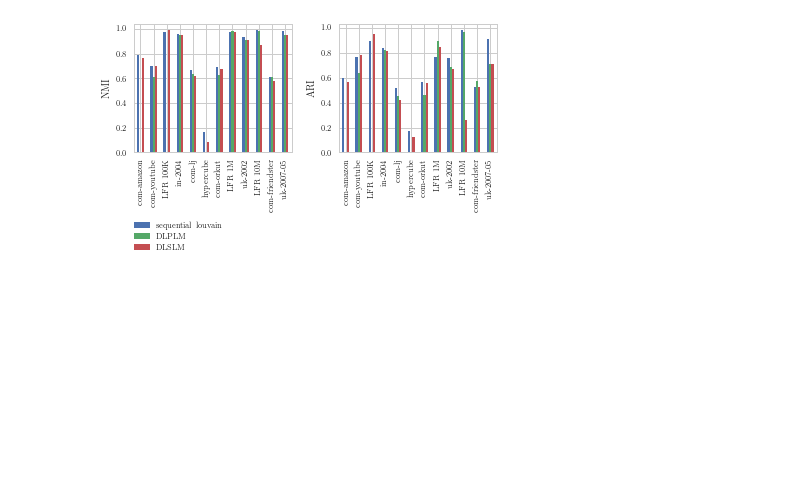
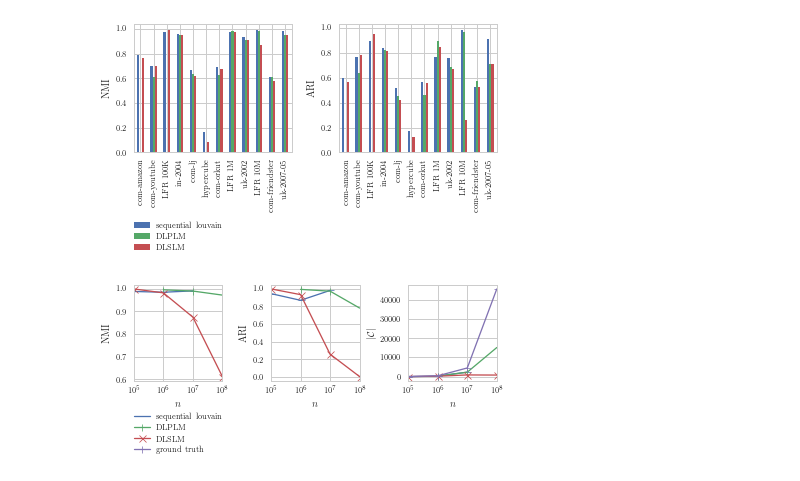
Before and after one commit to kit-algo/distributed_clustering_thrill, a Jupyter notebook: analysis/LFR Graph Size.ipynb, the cells around one changed output. Cells and saved outputs as stored; diff of their text form; code cells hidden in the pictures; blank space fills up the shorter version.

```diff
--- a/analysis/LFR Graph Size.ipynb
+++ b/analysis/LFR Graph Size.ipynb
@@ -156,19 +156,3 @@ path expanded to: /home/eagle/dev/ma/data/results/seq_louvain/clusterings/seq-11
 read communities from: /home/eagle/dev/ma/data/results/seq_louvain/clusterings/seq-11828495.part
 path expanded to: /home/eagle/dev/ma/data/results/seq_louvain/clusterings/seq-11855676.part
 read communities from: /home/eagle/dev/ma/data/results/seq_louvain/clusterings/seq-11855676.part
-# %%
-fig, axes = plt.subplots(1, 2, figsize=(textwidth_to_inch(1.1), textwidth_to_inch(0.4)));
-plt.subplots_adjust(wspace=0.5);
-
-pad = 5
-
-for (i, measure) in [(0, 'NMI'), (1, 'ARI')]:
-    frames['clustering'] \
-        .merge(frames['algorithm_run'], left_on='algorithm_run_id', right_index=True) \
-        .merge(frames['program_run'], left_on='program_run_id', right_index=True) \
-        .groupby(['node_count', 'algorithm'])[measure].mean().dropna().unstack()[['sequential louvain', 'DLPLM', 'DLSLM']].plot(logx=True, ylim=(0, 1), legend=False, ax=axes[i])
-    axes[i].set_ylabel(measure)
-    axes[i].set_xlabel("$n$")
-
-plt.legend(loc = 'lower left', bbox_to_anchor = (0.11,-0.25,1,1), bbox_transform = plt.gcf().transFigure)
-savefig("lfr_size")
@@ -248,3 +230,43 @@ plt.legend(loc = 'lower left', bbox_to_anchor = (0.11,-0.5,1,1), bbox_transform
 savefig("lfr_size_seq")
 # %% [output]
 [figure]
+# %%
+sns.set_context(rc={'lines.markeredgewidth': 0.75, 'lines.linewidth': 1.3, 'lines.markersize': 7})
+
+fig, axes = plt.subplots(1, 3, figsize=(textwidth_to_inch(1.1), textwidth_to_inch(0.3)));
+plt.subplots_adjust(wspace=0.55);
+
+pad = 5
+
+for (i, measure) in [(0, 'NMI'), (1, 'ARI'), (2, 'cluster_count')]:
+    sml = frames['clustering'] \
+        .merge(frames['algorithm_run'], left_on='algorithm_run_id', right_index=True) \
+        .merge(frames['program_run'], left_on='program_run_id', right_index=True) \
+        .loc[lambda x: x['graph'].str.contains('LFR')] \
+        .loc[lambda x: x['node_count'] < 200000000] \
+        .groupby(['node_count', 'algorithm'])[measure].mean().dropna().unstack()
+
+    sml['sequential louvain'].plot(logx=True, legend=False, ax=axes[i], marker='_')
+    sml['DLPLM'].plot(logx=True, legend=False, ax=axes[i], marker='|')
+    sml['DLSLM'].plot(logx=True, legend=False, ax=axes[i], marker='x')
+
+    if measure == 'cluster_count':
+        axes[i].set_ylabel('$|\mathcal{C}|$')
+    else:
+        axes[i].set_ylabel(measure)
+    axes[i].set_xlabel("$n$")
+    axes[i].xaxis.set_ticks([100000, 1000000, 10000000, 100000000])
+
+pd.DataFrame([{ 'node_count': 100000, 'ground truth': 49 },
+              { 'node_count': 1000000, 'ground truth': 457 },
+              { 'node_count': 10000000, 'ground truth': 4542 },
+              { 'node_count': 100000000, 'ground truth': 45653 }]) \
+    .set_index('node_count').plot(logx=True, legend=False, ax=axes[2], marker='+')
+axes[2].set_ylabel('$|\mathcal{C}|$')
+axes[2].set_xlabel("$n$")
+axes[2].xaxis.set_ticks([100000, 1000000, 10000000, 100000000])
+
+plt.legend(loc = 'lower left', bbox_to_anchor = (0.11,-0.5,1,1), bbox_transform = plt.gcf().transFigure)
+savefig("lfr_size")
+# %% [output]
+[figure, added]
```
Also changed, not shown: parts of 2 cells of this notebook, 1 other file.
